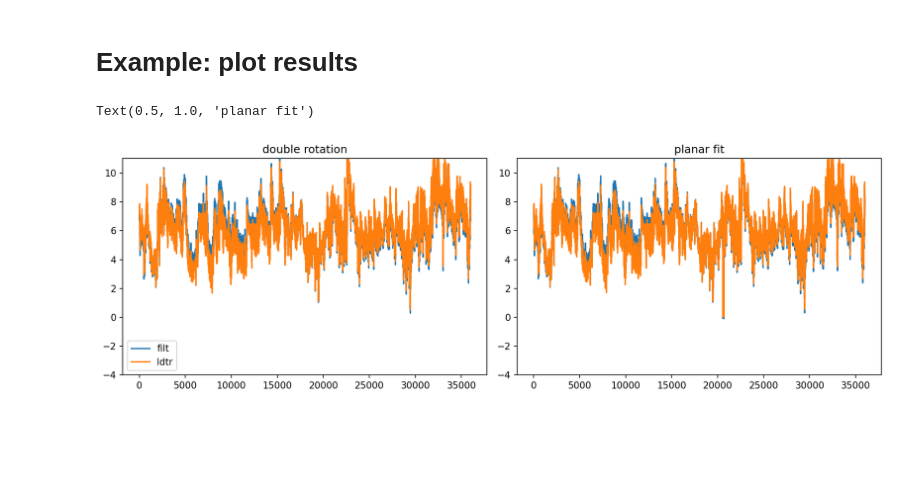
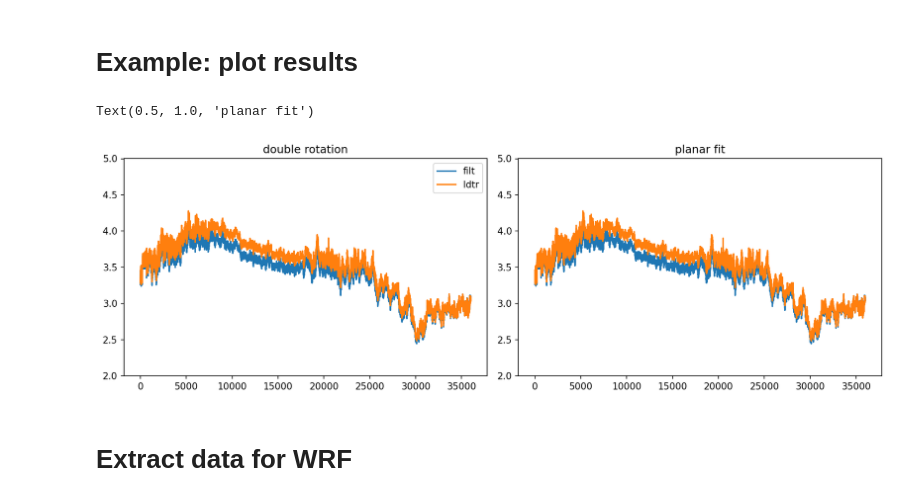
Before and after one commit to yueqin813/EC_analys, a Jupyter notebook: P1_Data_processing.ipynb, the cells around one changed output. Drawn from its saved outputs; the diff is of its cells as text; code cells hidden in the pictures; blank space fills up the shorter version.

```diff
--- a/P1_Data_processing.ipynb
+++ b/P1_Data_processing.ipynb
@@ -1293,36 +1724,38 @@ NaN c
 # %%
-day1 = '20210401'
+day1 = '20201006'
 dir1 = '/projectnb/urbanclimate/yueqin/idaho_ec_jupyter/save_processed_data_091424/'
-hour = '1500'
+hour = '2000'
 # Load u_dspk_2rot_filt file
 u_filt1 = np.load(dir1 + 'u_dspk_2rot_filt_' + day1 +'_'+ hour +'.npy')
 
 # Load u_dspk_2rot_ldtr file
 u_ldtr1 = np.load(dir1 + 'u_dspk_2rot_ldtr_' + day1 +'_'+ hour +'.npy')
 
-dir2 = '/projectnb/urbanclimate/yueqin/idaho_ec_jupyter/save_processed_data_092024/'
-# Load u_dspk_2rot_filt file
-u_filt2 = np.load(dir2 + 'u_dspk_2rot_filt_' + day1 +'_'+ hour +'.npy')
+dir2 = '/projectnb/urbanclimate/yueqin/idaho_ec_jupyter/save_processed_data_planarfit/'
+# Load u_dspk_planar_filt file
+u_filt2 = np.load(dir2 + 'u_dspk_planar_filt_' + day1 +'_'+ hour +'.npy')
 
-# Load u_dspk_2rot_ldtr file
-u_ldtr2 = np.load(dir2 + 'u_dspk_2rot_ldtr_' + day1 +'_'+ hour +'.npy')
+# Load u_dspk_planar_ldtr file
+u_ldtr2 = np.load(dir2 + 'u_dspk_planar_ldtr_' + day1 +'_'+ hour +'.npy')
 # %% [markdown]
 # Example: plot results
 # %%
-y_lim = (-4,11)
+y_lim = (2,5)
 level = 6
 fig = plt.figure(figsize=(12, 4), dpi=150,tight_layout=True)
 ax1 = fig.add_subplot(121)
 plt.plot(u_filt1[:,level],label = 'filt')
 plt.plot(u_ldtr1[:,level],label = 'ldtr')
 plt.legend()
 plt.ylim(y_lim)
 plt.title('double rotation')
 ax2 = fig.add_subplot(122)
 plt.plot(u_filt2[:,level])
 plt.plot(u_ldtr2[:,level])
 plt.ylim(y_lim)
 plt.title('planar fit')
 # %% [output]
 Text(0.5, 1.0, 'planar fit')
-[figure, old version]
+[figure, new version]
+# %% [markdown]
+# Extract data for WRF
```
Also changed, not shown: parts of 30 cells of this notebook, 9 other files.
